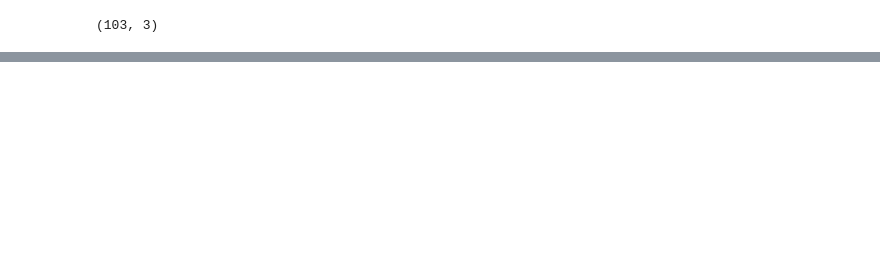
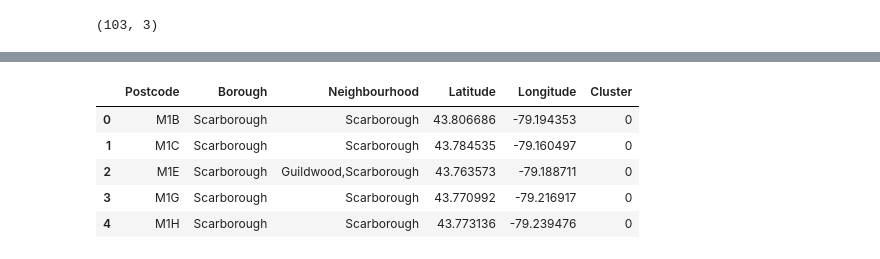
Before and after one commit to ndu-UCSD/IBM_capstone, a Jupyter notebook: Segmenting_and_Clustering_Neighborhoods_in_Toronto.ipynb, the cells around one changed output, grey strips where cells are left out. Saved outputs shown, nothing was run; the diff lists cells and outputs as text; code cells hidden in the pictures; blank space fills up the shorter version.

```diff
--- a/Segmenting_and_Clustering_Neighborhoods_in_Toronto.ipynb
+++ b/Segmenting_and_Clustering_Neighborhoods_in_Toronto.ipynb
@@ -63,0 +161,3 @@ df_post_final.shape
+# %%
+# Getting the percentage of venues is each postcode region
+Toronto_grouped = Toronto_onehot.groupby('Postcode').mean().apply(lambda x:x*100).reset_index()
@@ -63,0 +190,11 @@ df_post_final.shape
+# %%
+df_Toronto_cluster = df_post_final_cor.merge(Toronto_grouped[['Postcode','Cluster']],on = 'Postcode')
+# %%
+df_Toronto_cluster.head()
+# %% [output]
+|  | Postcode | Borough | Neighbourhood | Latitude | Longitude | Cluster |
+| 0 | M1B | Scarborough | Scarborough | 43.806686 | -79.194353 | 0 |
+| 1 | M1C | Scarborough | Scarborough | 43.784535 | -79.160497 | 0 |
+| 2 | M1E | Scarborough | Guildwood,Scarborough | 43.763573 | -79.188711 | 0 |
+| 3 | M1G | Scarborough | Scarborough | 43.770992 | -79.216917 | 0 |
+| 4 | M1H | Scarborough | Scarborough | 43.773136 | -79.239476 | 0 |
```
Also changed, not shown: parts of 15 cells of this notebook.
